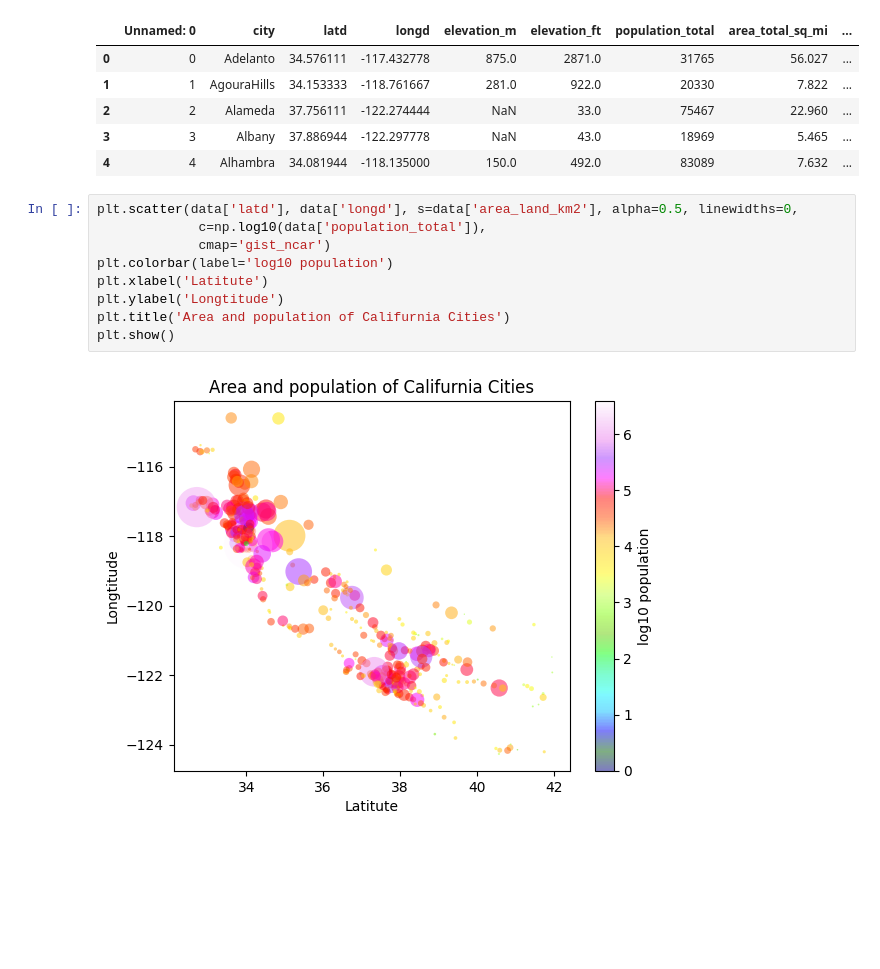
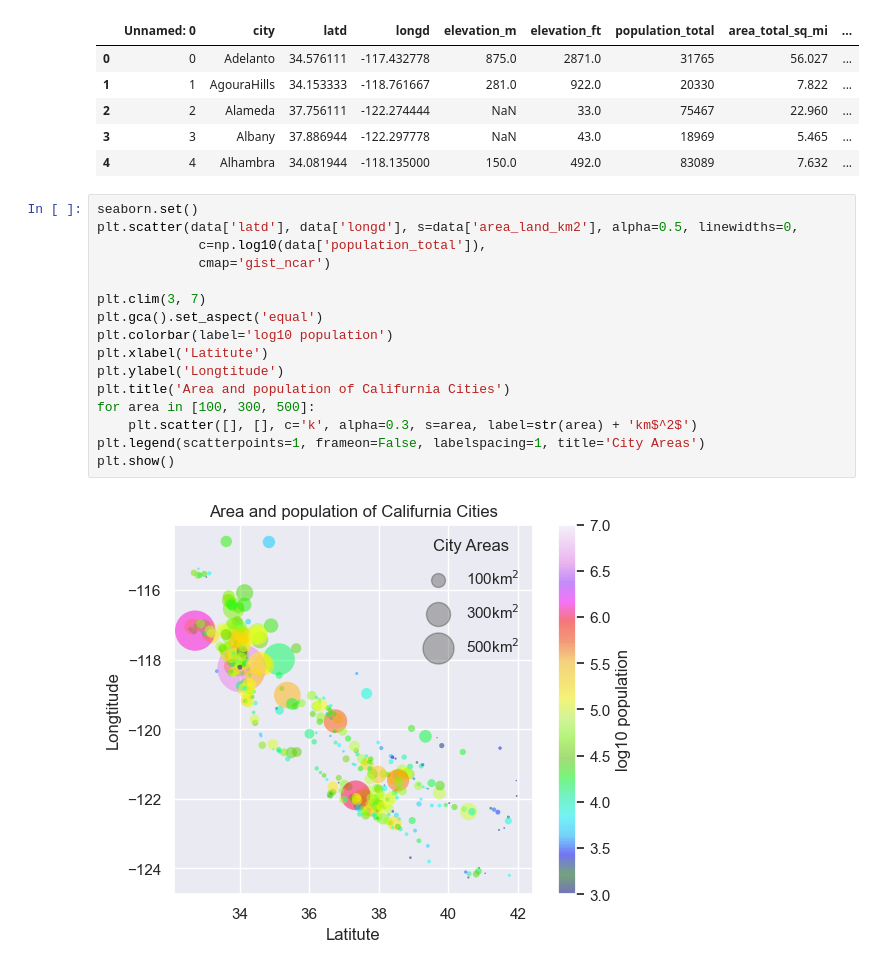
Before and after one commit to MSaberian/PyLearnDataScience, a Jupyter notebook: PyLearnMLDataScience/california_cities.ipynb, the cells around one changed output. Drawn from its saved outputs; the diff is of its cells as text; blank space fills up the shorter version.

```diff
--- a/PyLearnMLDataScience/california_cities.ipynb
+++ b/PyLearnMLDataScience/california_cities.ipynb
@@ -13,13 +14,20 @@ data.head()
 | 3 | 3 | Albany | 37.886944 | -122.297778 | NaN | 43.0 | 18969 | 5.465 | ... |
 | 4 | 4 | Alhambra | 34.081944 | -118.135000 | 150.0 | 492.0 | 83089 | 7.632 | ... |
 # %%
+seaborn.set()
 plt.scatter(data['latd'], data['longd'], s=data['area_land_km2'], alpha=0.5, linewidths=0,
              c=np.log10(data['population_total']),
              cmap='gist_ncar')
+
+plt.clim(3, 7)
+plt.gca().set_aspect('equal')
 plt.colorbar(label='log10 population')
 plt.xlabel('Latitute')
 plt.ylabel('Longtitude')
 plt.title('Area and population of Califurnia Cities')
+for area in [100, 300, 500]:
+    plt.scatter([], [], c='k', alpha=0.3, s=area, label=str(area) + 'km$^2$')
+plt.legend(scatterpoints=1, frameon=False, labelspacing=1, title='City Areas')
 plt.show()
 # %% [output]
-[figure, old version]
+[figure, new version]
```
Also changed, not shown: parts of 1 cell of this notebook, 2 other files.
